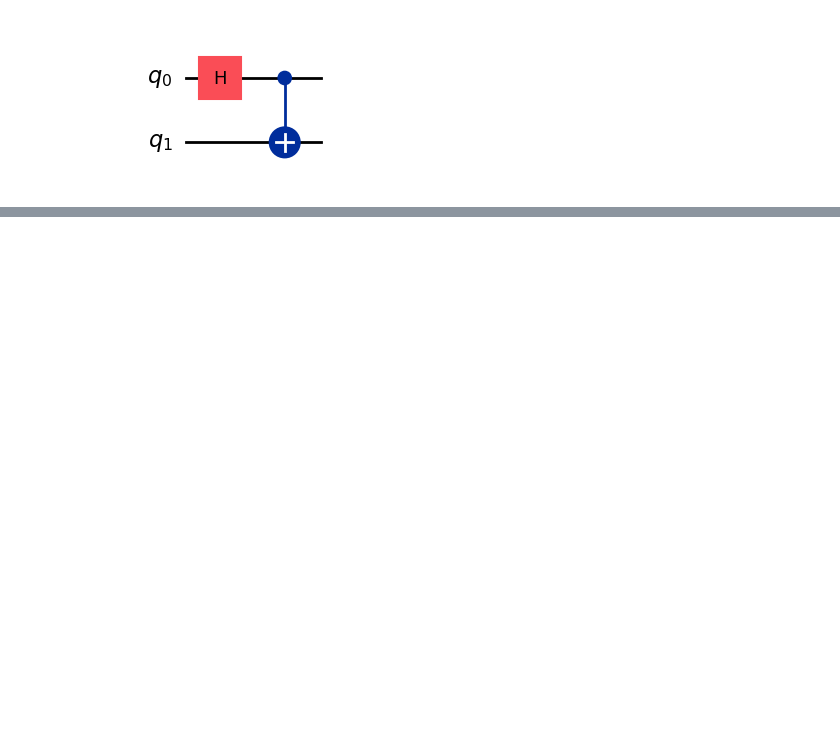
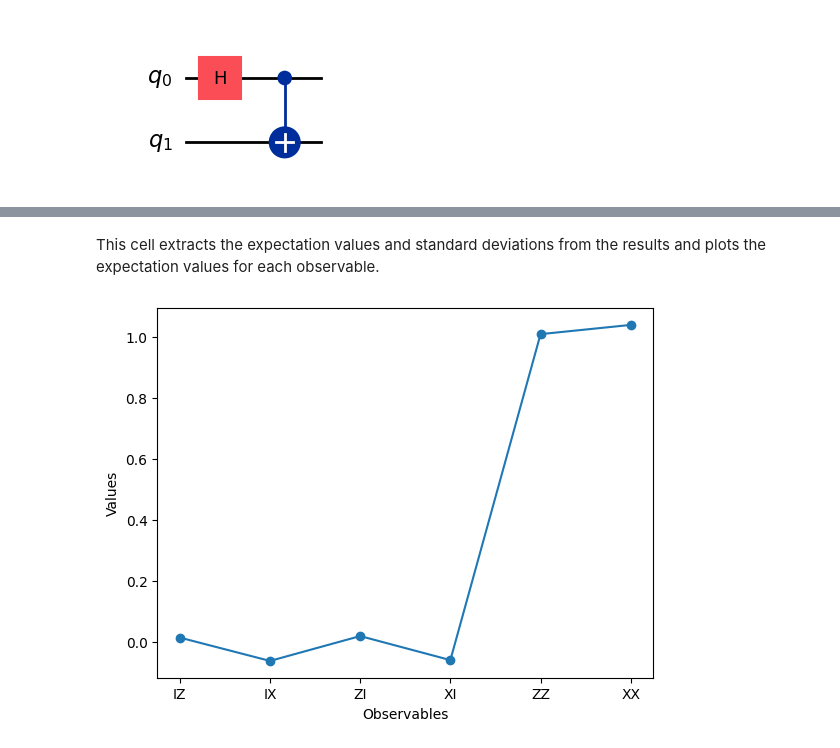
Before and after one commit to rahulbsw/quantum-compute, a Jupyter notebook: QC.ipynb, the cells around one changed output, grey strips where cells are left out. Cells and saved outputs as stored; diff of their text form; code cells hidden in the pictures; blank space fills up the shorter version.

```diff
--- a/QC.ipynb
+++ b/QC.ipynb
@@ -65,0 +104,3 @@ qc.draw("mpl")
+# %%
+observables_labels=["IZ", "IX", "ZI", "XI", "ZZ", "XX"]
+observables = [SparsePauliOp(label) for label in observables_labels]
@@ -65,0 +153,20 @@ qc.draw("mpl")
+# %%
+pub_result = job.result()[0]
+# %% [markdown]
+This cell extracts the expectation values and standard deviations from the results and plots the expectation values for each observable.
+# %%
+# Plot the result
+
+from matplotlib import pyplot as plt
+
+values = pub_result.data.evs
+
+errors = pub_result.data.evs
+
+# plotting graph
+plt.plot(observables_labels, values, "-o")
+plt.xlabel("Observables")
+plt.ylabel("Values")
+plt.show()
+# %% [output]
+[figure, added]
```
Also changed, not shown: parts of 28 cells of this notebook.
